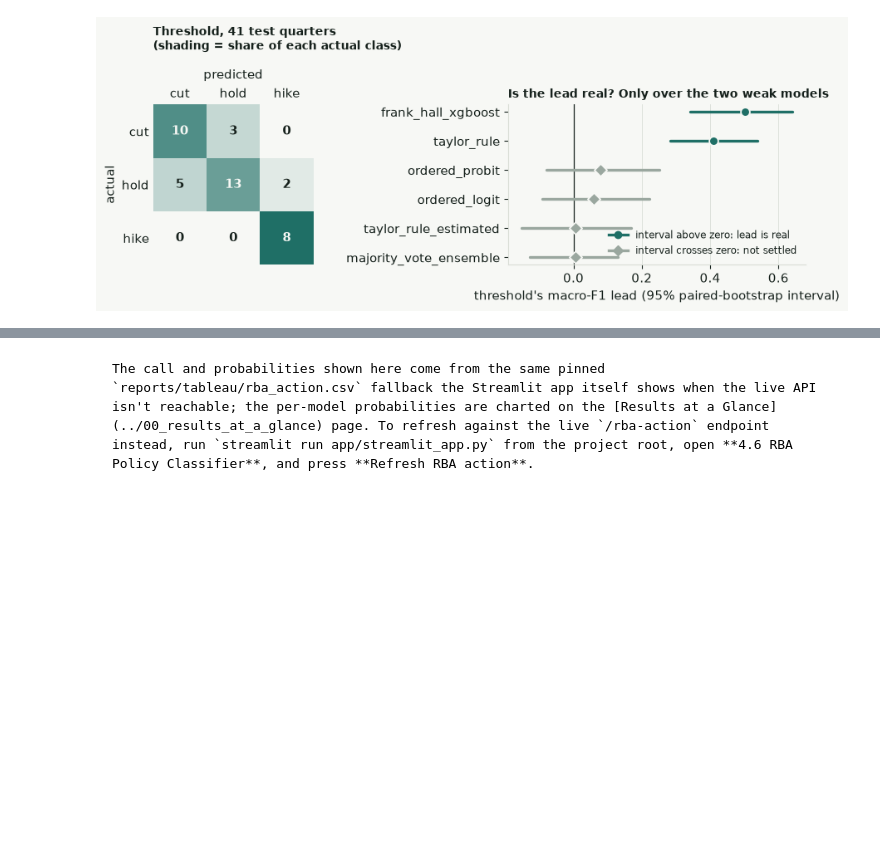
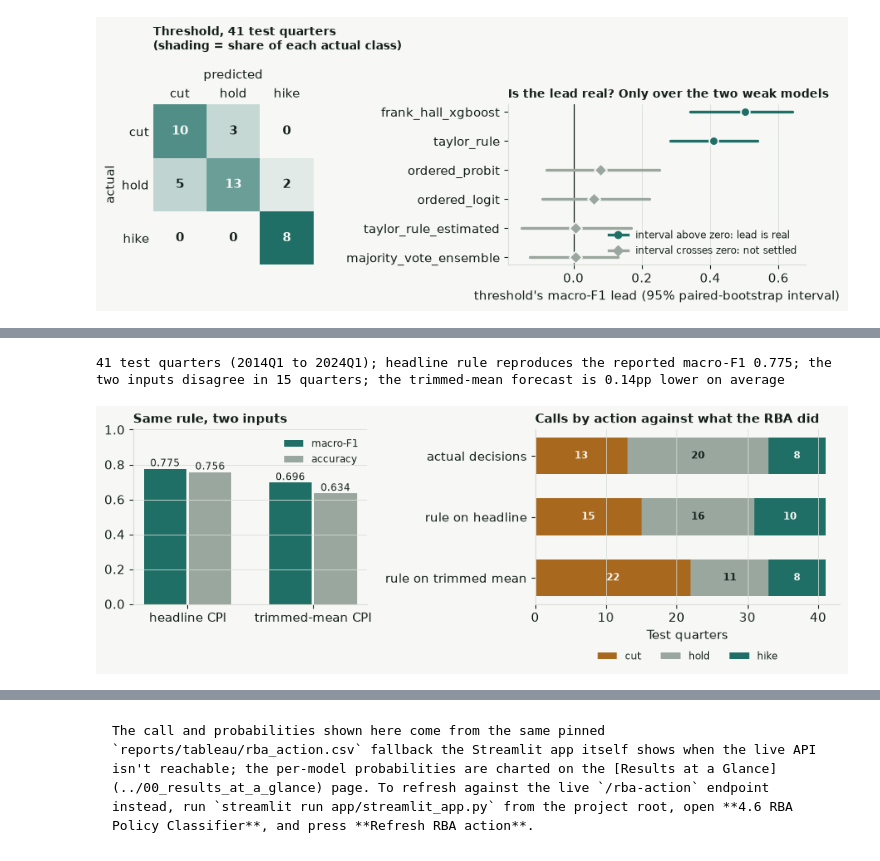
Before and after one commit to JuanVu1810/Australian-CPI-Forecast, a Jupyter notebook: book/australian_cpi_forecasting/04_modeling/46_rba_classifier.ipynb, the cells around one changed output, grey strips where cells are left out. Drawn from its saved outputs; the diff is of its cells as text; code cells hidden in the pictures; blank space fills up the shorter version.

```diff
--- a/book/australian_cpi_forecasting/04_modeling/46_rba_classifier.ipynb
+++ b/book/australian_cpi_forecasting/04_modeling/46_rba_classifier.ipynb
@@ -167,0 +173,53 @@ plt.show()
+# %%
+import re
+from src.models import rba_classifier as rc
+
+sample = rc.assemble_policy_sample()
+test = sample.iloc[rc.DEFAULT_MIN_INITIAL_TRAIN_SIZE:]        # the report's selected split: 12 training quarters
+scores, disagreements = rc.threshold_input_sensitivity(test)
+
+# same 41 test quarters as the report: the headline rule must reproduce its reported threshold macro-F1
+report = (PROJECT_ROOT / "reports/rba_classifier_evaluation.md").read_text().splitlines()
+reported = next(float(m.group(1)) for l in report if (m := re.match(r"^\| threshold\s+\|\s+([0-9.]+)\s+\|\s+[0-9.]+\s+\|\s+\d+\s+\|$", l)))
+assert abs(scores.loc[0, "macro_f1"] - reported) < 5e-4, (scores.loc[0, "macro_f1"], reported)
+gap = (test["headline_forecast"] - test["trimmed_mean_forecast"]).mean()
+print(f"{len(test)} test quarters ({test['target_quarter'].iloc[0]} to {test['target_quarter'].iloc[-1]}); headline rule reproduces the "
+      f"reported macro-F1 {reported:.3f}; the two inputs disagree in {disagreements} quarters; "
+      f"the trimmed-mean forecast is {gap:.2f}pp lower on average")
+
+actual = test["policy_action"].astype(str).value_counts().reindex(rc.ACTION_ORDER, fill_value=0)
+mix = pd.DataFrame({"actual decisions": actual}).T
+for _, r in scores.iterrows():
+    mix.loc[f"rule on {r['threshold_input'].replace(' (reportable)', '')}"] = [r[f"predicted_{a}"] for a in rc.ACTION_ORDER]
+
+fig, (a, b) = plt.subplots(1, 2, figsize=(9.2, 3.5), gridspec_kw={"width_ratios": [1, 1.3]})
+x = np.arange(2)
+for j, (metric, label, colour) in enumerate((("macro_f1", "macro-F1", ACCENT), ("accuracy", "accuracy", MUTED))):
+    bars = a.bar(x + (j - 0.5) * 0.36, scores[metric], width=0.34, color=colour, label=label)
+    for rect, v in zip(bars, scores[metric]):
+        a.text(rect.get_x() + rect.get_width() / 2, v + 0.015, f"{v:.3f}", ha="center", fontsize=8.5)
+a.set_xticks(x, ["headline CPI", "trimmed-mean CPI"])
+a.set_ylim(0, 1)
+a.set_title("Same rule, two inputs", loc="left", fontsize=10.5, fontweight="bold")
+a.legend(frameon=False, fontsize=8.5, loc="upper right")
+a.grid(axis="x", visible=False)
+
+colours = {"cut": HIGHLIGHT, "hold": MUTED, "hike": ACCENT}
+rows = mix.index[::-1]
+left = np.zeros(len(rows))
+for action in rc.ACTION_ORDER:
+    vals = mix.loc[rows, action].to_numpy(dtype=float)
+    b.barh(range(len(rows)), vals, left=left, color=colours[action], height=0.6, label=action)
+    for y, (v, l) in enumerate(zip(vals, left)):
+        b.text(l + v / 2, y, f"{int(v)}", ha="center", va="center", fontsize=8.8, color=PAPER if action != "hold" else INK, fontweight="bold")
+    left += vals
+b.set_yticks(range(len(rows)), rows)
+b.set_xlabel("Test quarters")
+b.set_title("Calls by action against what the RBA did", loc="left", fontsize=10.5, fontweight="bold")
+b.legend(frameon=False, ncol=3, fontsize=8.5, loc="upper center", bbox_to_anchor=(0.5, -0.22))
+b.grid(axis="y", visible=False)
+fig.tight_layout()
+plt.show()
+# %% [output]
+41 test quarters (2014Q1 to 2024Q1); headline rule reproduces the reported macro-F1 0.775; the two inputs disagree in 15 quarters; the trimmed-mean forecast is 0.14pp lower on average
+[figure, added]
```
Also changed, not shown: parts of 2 cells of this notebook, 4 other files.
